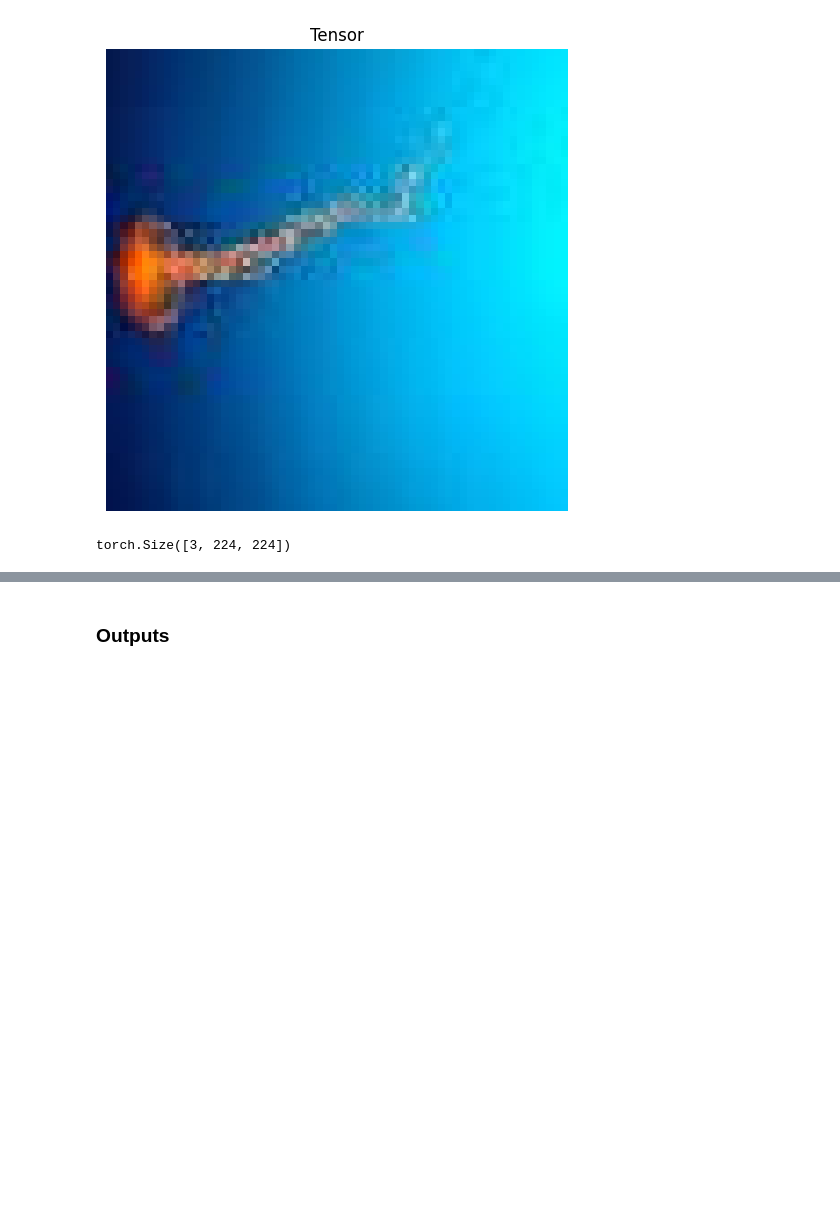
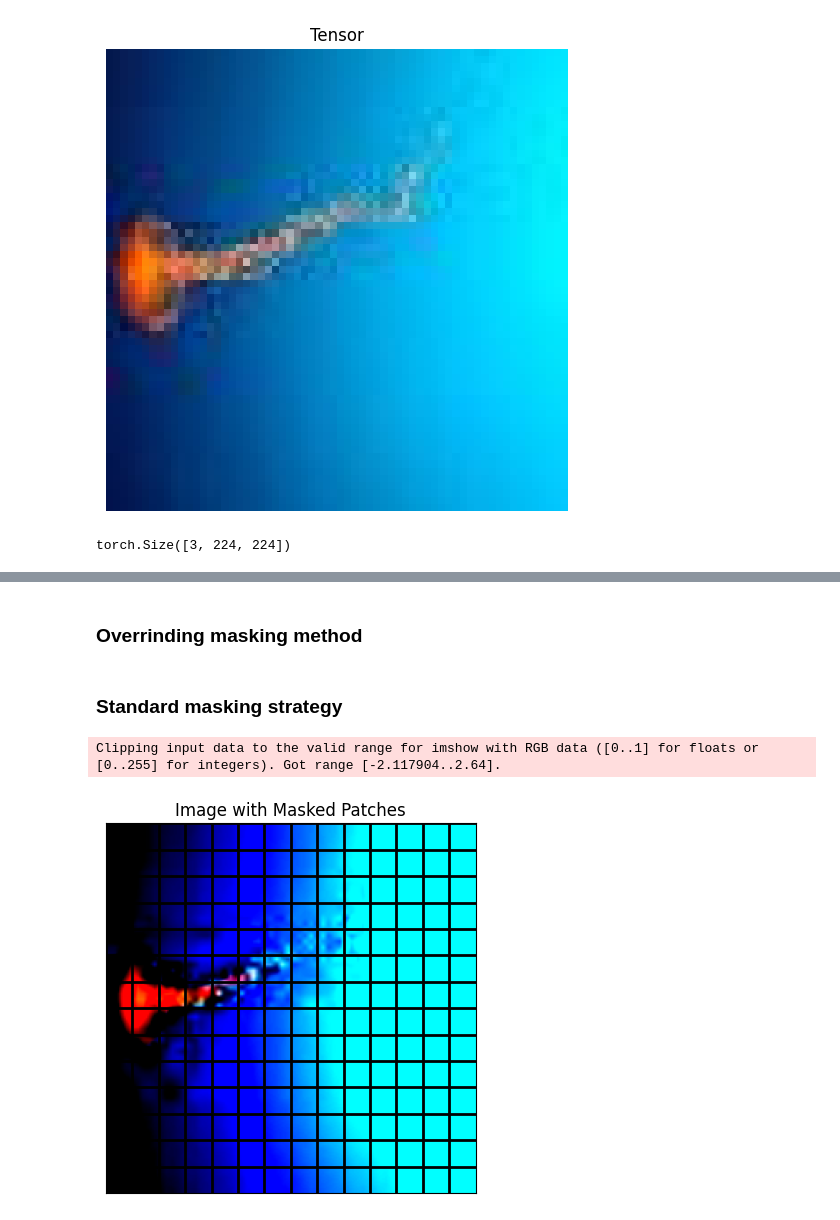
Before and after one commit to tcouso/uav_active_sensing, a Jupyter notebook: notebooks/1.02-image-env.ipynb, the cells around one changed output, grey strips where cells are left out. Saved outputs shown, nothing was run; the diff lists cells and outputs as text; code cells hidden in the pictures; blank space fills up the shorter version.

Commit message:
Feat: advances towards override of masking in trained MAE

```diff
--- a/notebooks/1.02-image-env.ipynb
+++ b/notebooks/1.02-image-env.ipynb
@@ -63,6 +62,6 @@ from uav_active_sensing.plots import visualize_tensor
 # %%
 image_processor = AutoImageProcessor.from_pretrained("facebook/vit-mae-base", use_fast=True)
-model = ViTMAEForPreTraining.from_pretrained("facebook/vit-mae-base")
+pretrained_model = ViTMAEForPreTraining.from_pretrained("facebook/vit-mae-base")
 # %%
 image_processor
 # %% [output]
@@ -133,2 +140,30 @@ Clipping input data to the valid range for imshow with RGB data ([0..1] for floa
-# %% [markdown]
-### Outputs
+# %% [markdown]
+### Overrinding masking method
+# %%
+def visualize_patches(image, patch_size, mask=None):
+    _, ax = plt.subplots()
+    ax.imshow(image)
+
+    h, w, _ = image.shape
+    num_patches_h = h // patch_size
+    num_patches_w = w // patch_size
+
+    # If mask is provided, apply it
+    if mask is not None:
+        mask = mask.reshape(num_patches_h, num_patches_w)  # Reshape mask to match patch layout
+        for i in range(num_patches_h):
+            for j in range(num_patches_w):
+                if mask[i, j] == 1:  # Masked patch
+                    ax.add_patch(plt.Rectangle((j * patch_size, i * patch_size), patch_size, patch_size,
+                                               color='gray', linewidth=0))
+
+    # Draw grid lines for patches
+    for i in range(0, h, patch_size):
+        ax.axhline(i - 0.5, color="black", linewidth=2)
+    for j in range(0, w, patch_size):
+        ax.axvline(j - 0.5, color="black", linewidth=2)
+
+    ax.set_xticks([])
+    ax.set_yticks([])
+    ax.set_title("Image with Masked Patches")
+    plt.show()
@@ -134,0 +202,10 @@ Clipping input data to the valid range for imshow with RGB data ([0..1] for floa
+# %%
+processed_sampled_image = env.sampled_img.unsqueeze(0)
+processed_image = env.img.unsqueeze(0)
+# %% [markdown]
+### Standard masking strategy
+# %%
+visualize_patches(processed_image.squeeze(0).permute(1, 2, 0), pretrained_model.config.patch_size)
+# %% [output]
+Clipping input data to the valid range for imshow with RGB data ([0..1] for floats or [0..255] for integers). Got range [-2.117904..2.64].
+[figure, added]
```
Also changed, not shown: parts of 23 cells of this notebook, 2 other files.
